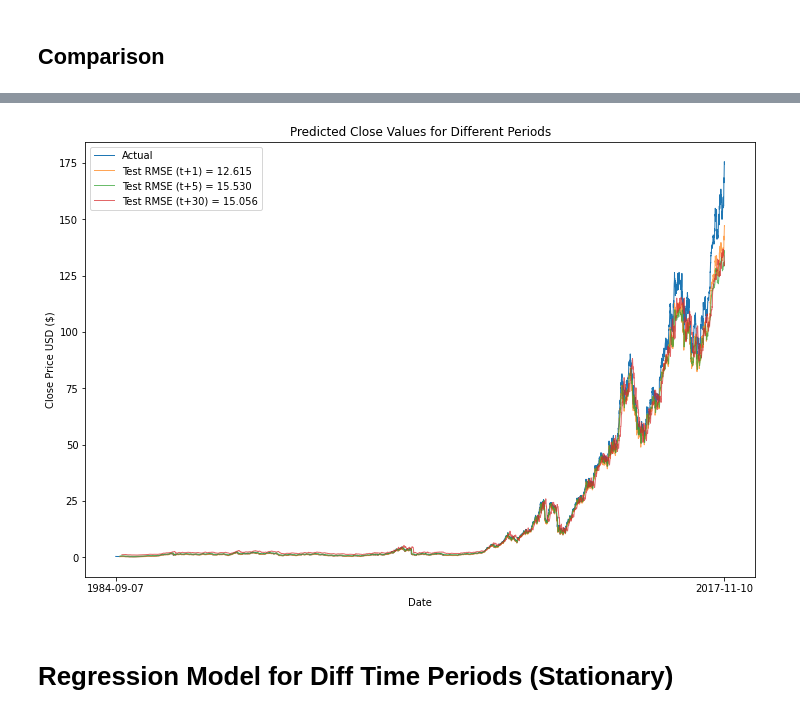
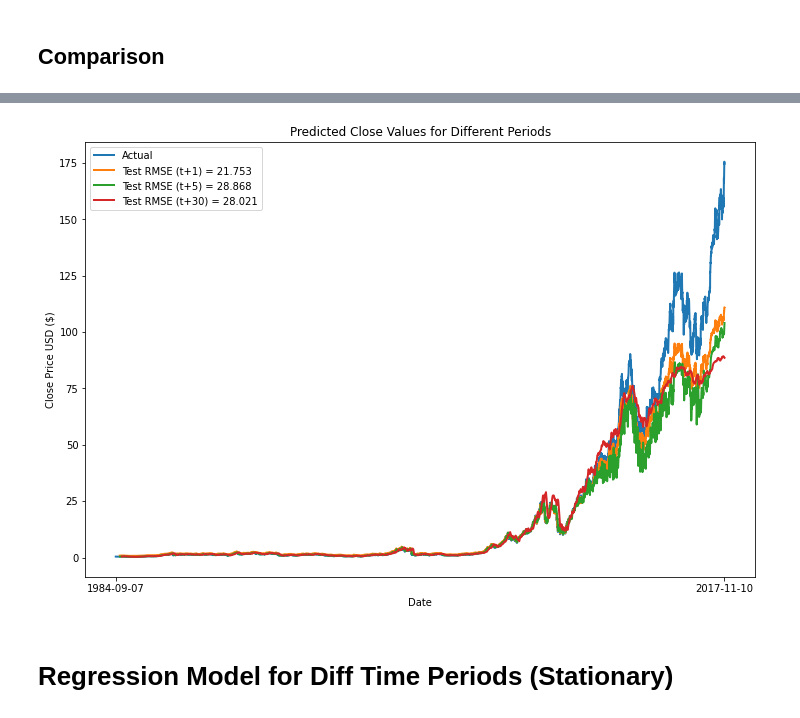
Before and after one commit to hoperawr/CS3244_Project, a Jupyter notebook: LSTM/LSTM_final.ipynb, the cells around one changed output, grey strips where cells are left out. Drawn from its saved outputs; the diff is of its cells as text; code cells hidden in the pictures.

```diff
--- a/LSTM/LSTM_final.ipynb
+++ b/LSTM/LSTM_final.ipynb
@@ -222,7 +241,7 @@ RMSE (Val): 3.5705143493302898
 ## Next Week Prediction
 # %%
 # Generate train/val/test split
-data_wk, scaler_wk = train_val_test_split(stock_data, step, split=[0.8,0.1], offset=5, scaled=True)
+data_wk, scaler_wk = train_val_test_split(stock_data, step, split=[0.7,0.1], offset=5, scaled=True)
 (xtr, ytr, xval, yval, xts, yts) = data_wk
 
 # Build LSTM model
@@ -239,5 +258,5 @@ Training... Done. Time taken: 31.242s
 # %%
 rmse_wk, pred_wk = evaluate_lstm(data_wk, lstm_wk, scaler_wk,
                                  hist=hist_wk, title='Predicted Close Value for Next Week',
-                                 actual_data=df, timestep=step, offset=5);
+                                 actual_data=df, timestep=step, offset=5, save_fig='wk_norm');
 # %% [output]
@@ -249,7 +268,7 @@ RMSE (Val): 4.014081881215224
 ## Next Month Prediction
 # %%
 # Generate train/val/test split
-data_mm, scaler_mm = train_val_test_split(stock_data, step, split=[0.8,0.1], offset=30, scaled=True)
+data_mm, scaler_mm = train_val_test_split(stock_data, step, split=[0.7,0.1], offset=30, scaled=True)
 (xtr, ytr, xval, yval, xts, yts) = data_mm
 
 # Build LSTM model
@@ -266,5 +285,5 @@ Training... Done. Time taken: 30.917s
 # %%
 rmse_mm, pred_mm = evaluate_lstm(data_mm, lstm_mm, scaler_mm,
                                  hist=hist_mm, title='Predicted Close Value for Next Month',
-                                 actual_data=df, timestep=step, offset=30);
+                                 actual_data=df, timestep=step, offset=30, save_fig='mm_norm');
 # %% [output]
@@ -293,17 +312,18 @@ display(compare_df)
 # %%
 plt.figure(figsize=(12,8))
-plt.plot(df['Close'], linewidth=1, label='Actual')
-plt.plot(df.index.values[step:], np.r_[pred_dd[0],pred_dd[1],pred_dd[2]], linewidth=1, alpha=0.7, label='Test RMSE (t+1) = %.3f' % rmse_dd[2])
-plt.plot(df.index.values[step+4:], np.r_[pred_wk[0],pred_wk[1],pred_wk[2]], linewidth=1, alpha=0.7, label='Test RMSE (t+5) = %.3f' % rmse_wk[2])
-plt.plot(df.index.values[step+29:], np.r_[pred_mm[0],pred_mm[1],pred_mm[2]], linewidth=1, alpha=0.7, label='Test RMSE (t+30) = %.3f' % rmse_mm[2])
+plt.plot(df['Close'], linewidth=2, label='Actual')
+plt.plot(df.index.values[step:], np.r_[pred_dd[0],pred_dd[1],pred_dd[2]], linewidth=2, label='Test RMSE (t+1) = %.3f' % rmse_dd[2])
+plt.plot(df.index.values[step+4:], np.r_[pred_wk[0],pred_wk[1],pred_wk[2]], linewidth=2, label='Test RMSE (t+5) = %.3f' % rmse_wk[2])
+plt.plot(df.index.values[step+29:], np.r_[pred_mm[0],pred_mm[1],pred_mm[2]], linewidth=2, label='Test RMSE (t+30) = %.3f' % rmse_mm[2])
 plt.xlabel('Date')
 plt.ylabel('Close Price USD ($)')
 plt.xticks([list(df.index.values)[0], list(df.index.values)[-1]])
 plt.title('Predicted Close Values for Different Periods')
 plt.legend()
+# plt.savefig('compare', transparent=True)
 plt.show()
 # %% [output]
-[figure, old version]
+[figure, new version]
 # %% [markdown]
 # Regression Model for Diff Time Periods (Stationary)
 # %%
```
Also changed, not shown: parts of 45 cells of this notebook.
